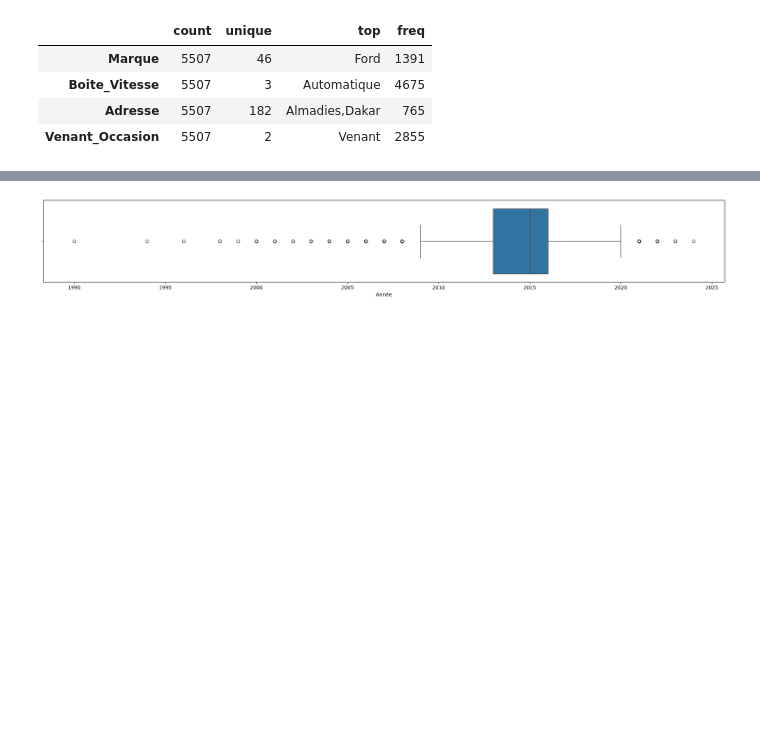
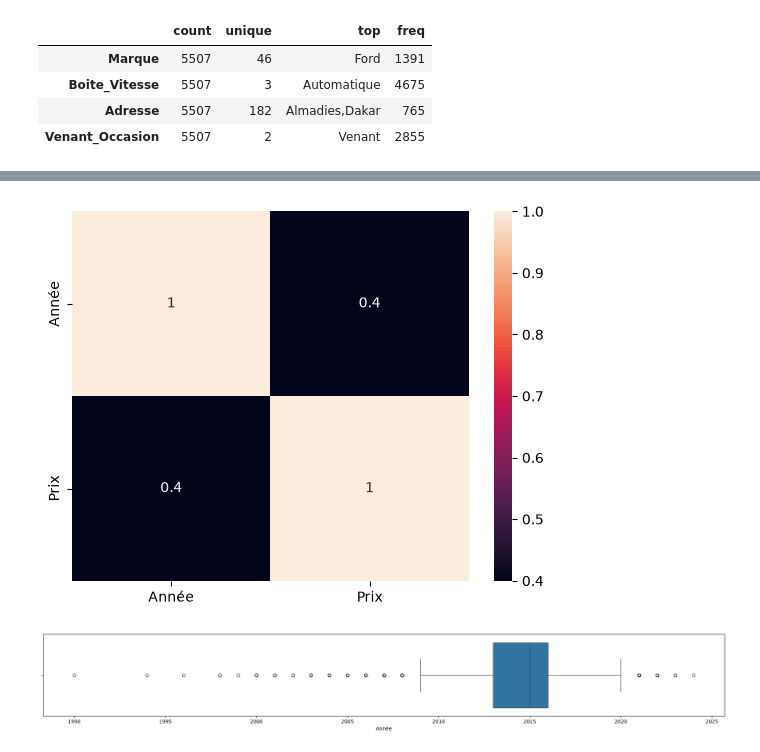
Before and after one commit to Mj2k-styles/modeltest, a Jupyter notebook: Car_Data_Clas_Log_Reg_Dec_Tree_Random_Forest.ipynb, the cells around one changed output, grey strips where cells are left out. Cells and saved outputs as stored; diff of their text form; code cells hidden in the pictures; blank space fills up the shorter version.

```diff
--- a/Car_Data_Clas_Log_Reg_Dec_Tree_Random_Forest.ipynb
+++ b/Car_Data_Clas_Log_Reg_Dec_Tree_Random_Forest.ipynb
@@ -110,3 +93,9 @@ plt.show()
+# %%
+#matrice de correlation
+sns.heatmap(quant_data.corr(), annot = True)
+plt.show()
+# %% [output]
+[figure, added]
 # %%
 # fonction de visualisation des boxplots
 def boxplot_func(col):
```
Also changed, not shown: parts of 53 cells of this notebook, 14 other files.
